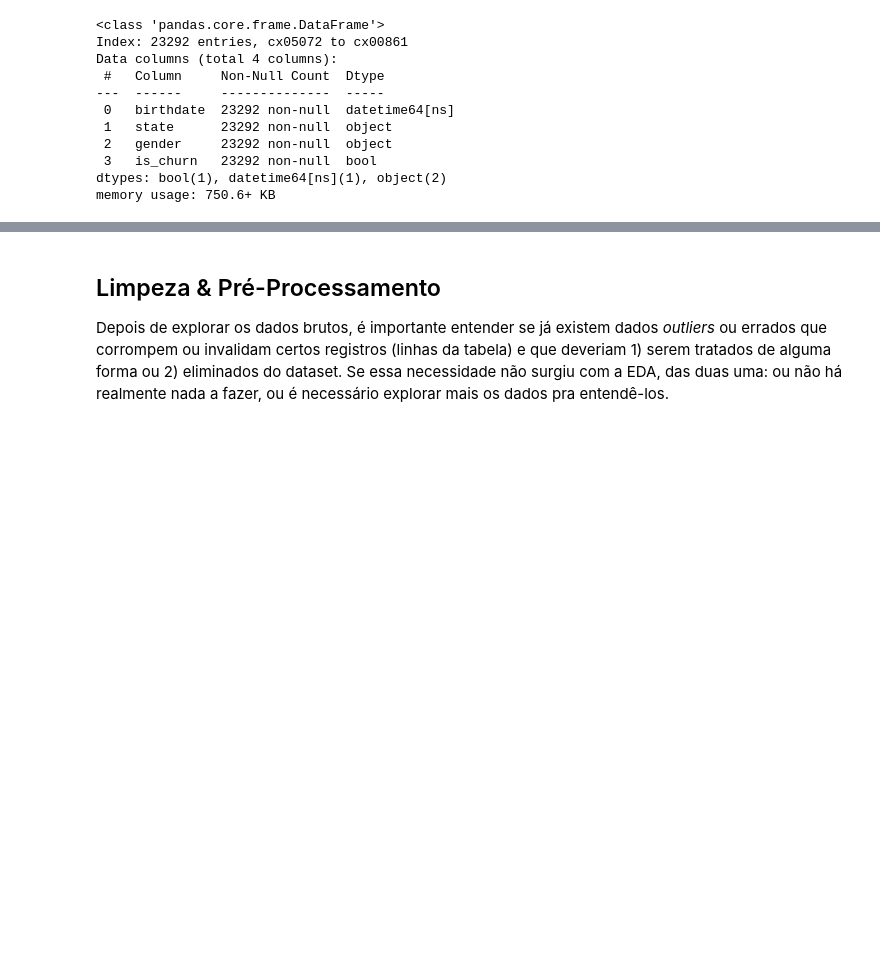
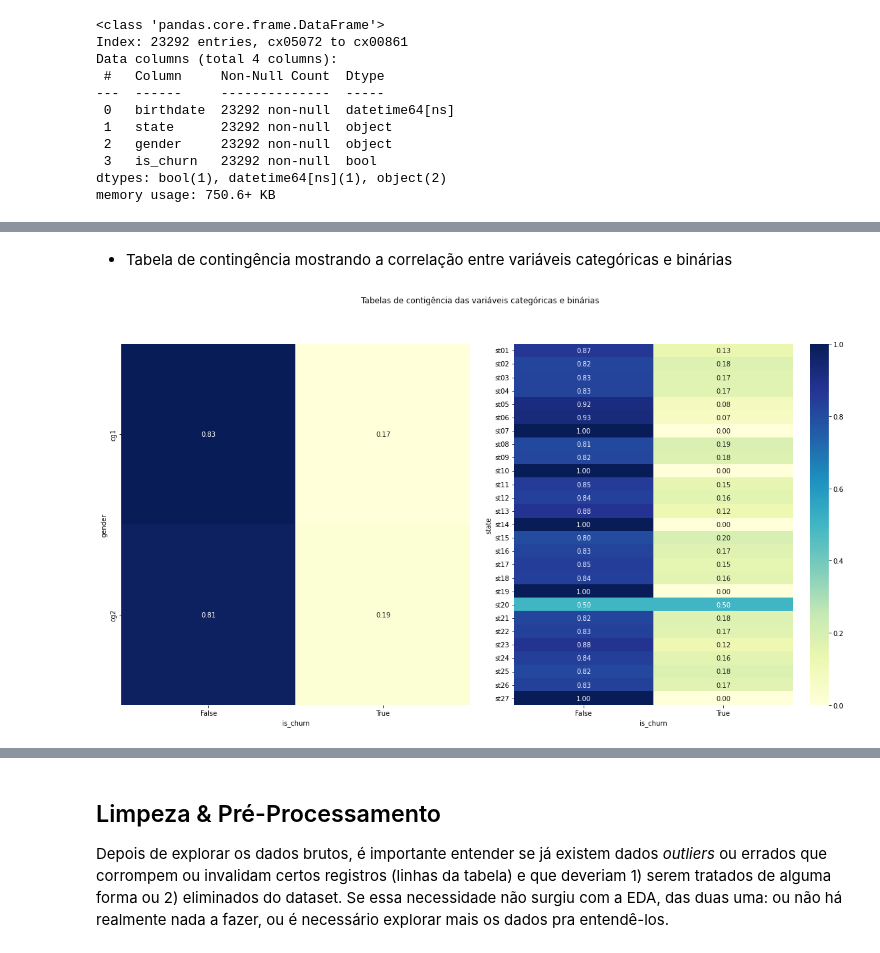
Before and after one commit to casjunior93/Desafio-Tera---Ensemble, a Jupyter notebook: Desafio_Assinado_Luizalabs_Ensembles.ipynb, the cells around one changed output, grey strips where cells are left out. Cells and saved outputs as stored; diff of their text form; code cells hidden in the pictures; blank space fills up the shorter version.

Commit message:
EDA tabela orders

```diff
--- a/Desafio_Assinado_Luizalabs_Ensembles.ipynb
+++ b/Desafio_Assinado_Luizalabs_Ensembles.ipynb
@@ -354,0 +404,17 @@ Gráficos de distribuição do dataframe clients_tr
+# %% [markdown]
+* Tabela de contingência mostrando a correlação entre variáveis categóricas e binárias
+# %%
+fig, axes = plt.subplots(1, 2, figsize = (20,10))
+fig.subplots_adjust(hspace=0.5, wspace=0.125)
+fig.suptitle('Tabelas de contigência das variáveis categóricas e binárias')
+
+#Gênero
+cont_gender = pd.crosstab(clients_tr['gender'], clients_tr['is_churn'], normalize='index')
+#print(cont_gender)
+sns.heatmap(cont_gender, cmap="YlGnBu", annot=True, cbar=False,  fmt=".2f", ax=axes[0])
+#Estados
+cont_state = pd.crosstab(clients_tr['state'], clients_tr['is_churn'], normalize='index')
+sns.heatmap(cont_state, cmap="YlGnBu", annot=True, cbar=True,  fmt=".2f", ax=axes[1])
+plt.show();
+# %% [output]
+[figure, added]
```
Also changed, not shown: parts of 19 cells of this notebook.
